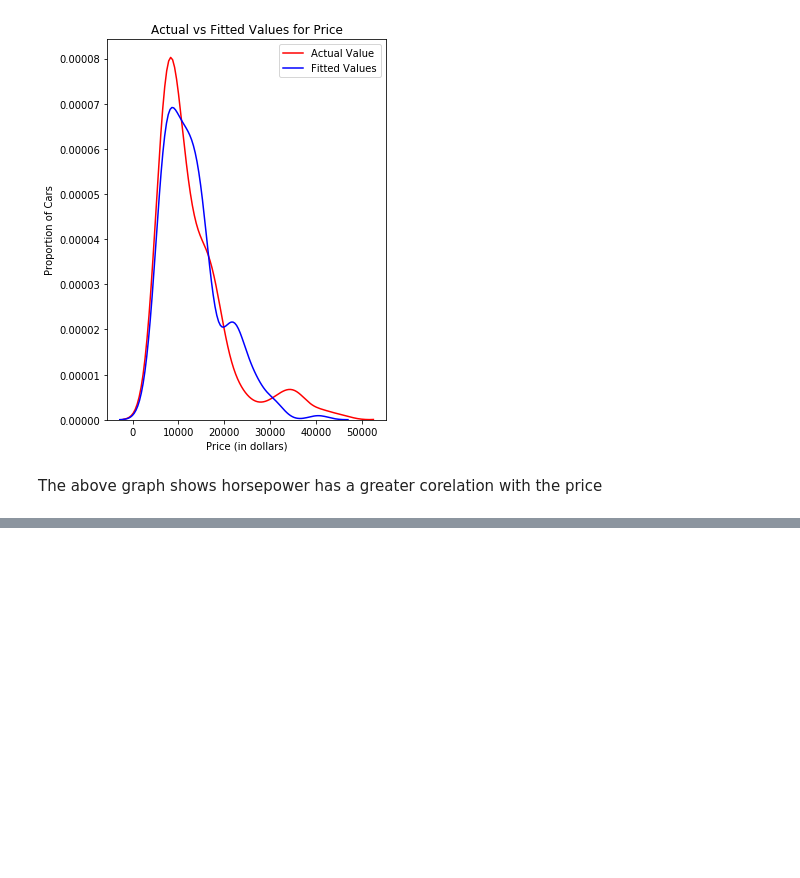
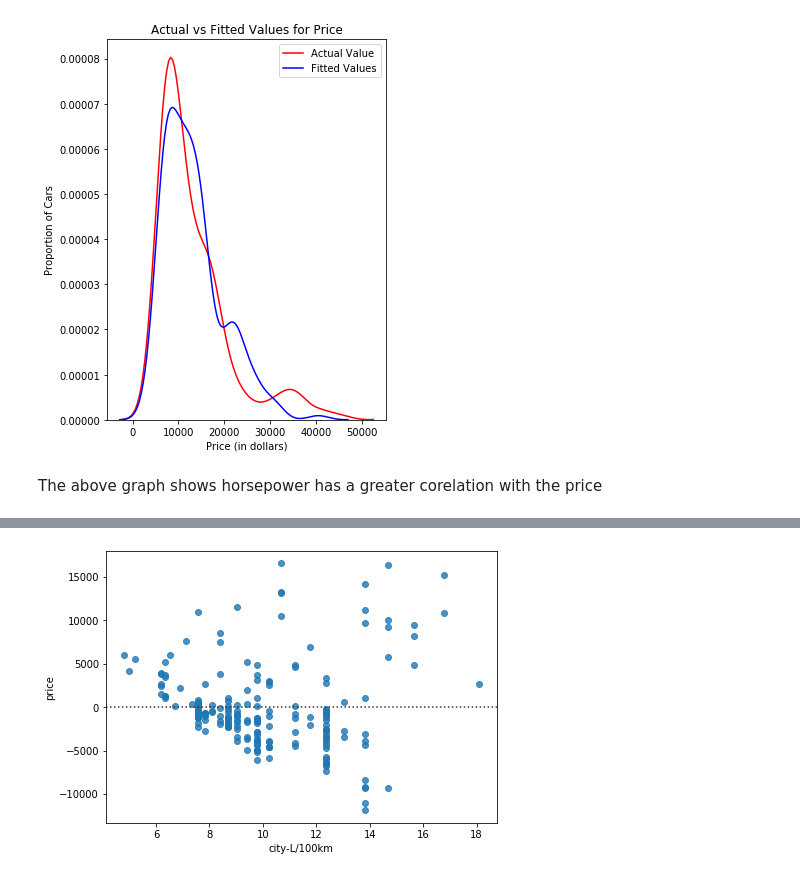
Before and after one commit to adityakumar529/Coursera_Capstone, a Jupyter notebook: Regression(Linear,multiple and Polynomial).ipynb, the cells around one changed output, grey strips where cells are left out. Cells and saved outputs as stored; diff of their text form; code cells hidden in the pictures; blank space fills up the shorter version.

```diff
--- a/Regression(Linear,multiple and Polynomial).ipynb
+++ b/Regression(Linear,multiple and Polynomial).ipynb
@@ -228,0 +267,6 @@ The above graph shows horsepower has a greater corelation with the price
+# %%
+plt.figure(figsize=(7, 5))
+sns.residplot(df['city-L/100km'], df['price'])
+plt.show()
+# %% [output]
+[figure, added]
```
Also changed, not shown: parts of 27 cells of this notebook.
